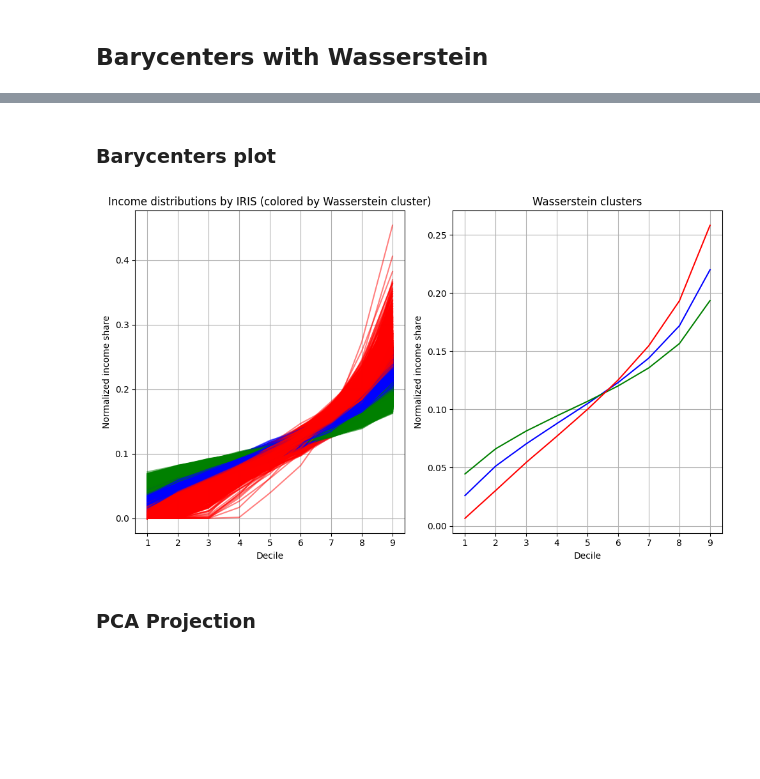
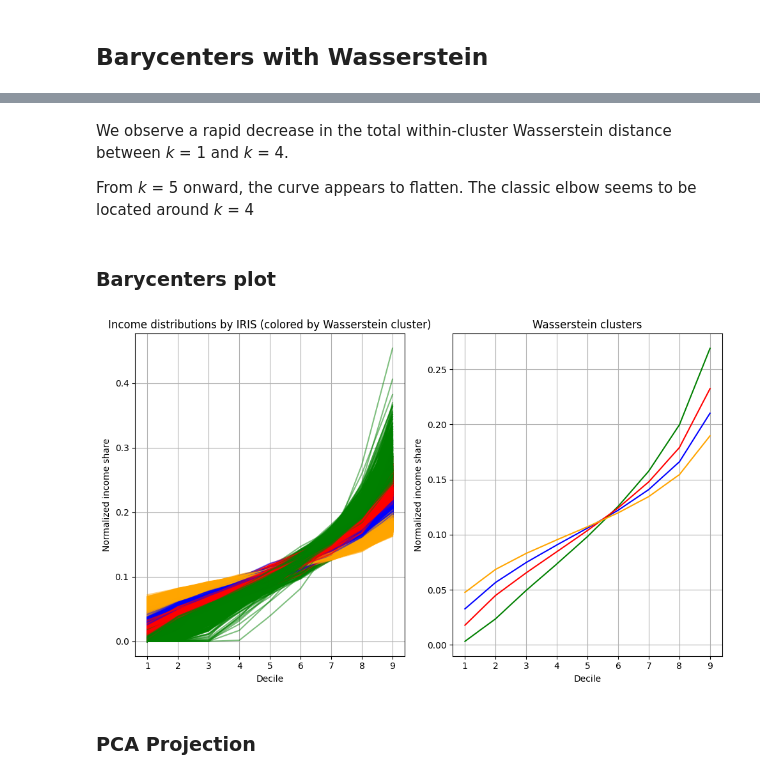
Before and after one commit to moranenzo/ML-Wasserstein, a Jupyter notebook: IRIS.ipynb, the cells around one changed output, grey strips where cells are left out. Saved outputs shown, nothing was run; the diff lists cells and outputs as text; code cells hidden in the pictures; blank space fills up the shorter version.

Commit message:
Add elbow method and the beginning of mapping

```diff
--- a/IRIS.ipynb
+++ b/IRIS.ipynb
@@ -116,0 +121,11 @@ df_clean["cluster_wasserstein_1d"] = assignments
+# %%
+k_values = range(1, 11)
+
+inertias = []
+for k_test in tqdm(k_values):
+    assignments, barycenters = wbarycenters(k_test, n_iter, a, distributions, support)
+    inertia = 0
+    for i in range(n_distributions):
+        bary = barycenters[assignments[i]]
+        inertia += ot.wasserstein_1d(support, support, distributions[i], bary)
+    inertias.append(inertia)
@@ -117,32 +142,42 @@ df_clean["cluster_wasserstein_1d"] = assignments
+# %% [markdown]
+We observe a rapid decrease in the total within-cluster Wasserstein distance between *k* = 1 and *k* = 4.
+
+From *k* = 5 onward, the curve appears to flatten. The classic elbow seems to be located around *k* = 4
 # %% [markdown]
 ### Barycenters plot
 # %%
+k = 4
+
+assignments, barycenters = wbarycenters(k, n_iter, a, distributions, support)
+df_clean["cluster_wasserstein_1d"] = assignments
+
+
 plt.figure(figsize=(10, 6))
 
 # Plot all distributions
 plt.subplot(1, 2, 1)
 for i in range(n_distributions):
     cluster = assignments[i]
     plt.plot(support, distributions[i], color=colors[cluster % len(colors)], alpha=0.5)
 
 plt.title("Income distributions by IRIS (colored by Wasserstein cluster)")
 plt.xlabel("Decile")
 plt.ylabel("Normalized income share")
 plt.grid(True)
 
 # Plot Barycenters
 plt.subplot(1, 2, 2)
 for i in range(len(barycenters)):
     plt.plot(support, barycenters[i], color=colors[i % len(colors)])
 plt.title("Wasserstein clusters")
 plt.xlabel("Decile")
 plt.ylabel("Normalized income share")
 plt.grid(True)
 
 plt.tight_layout()
 plt.show()
 # %% [output]
-[figure, old version]
+[figure, new version]
 # %% [markdown]
 ### PCA Projection
 # %%
```
Also changed, not shown: parts of 23 cells of this notebook.
